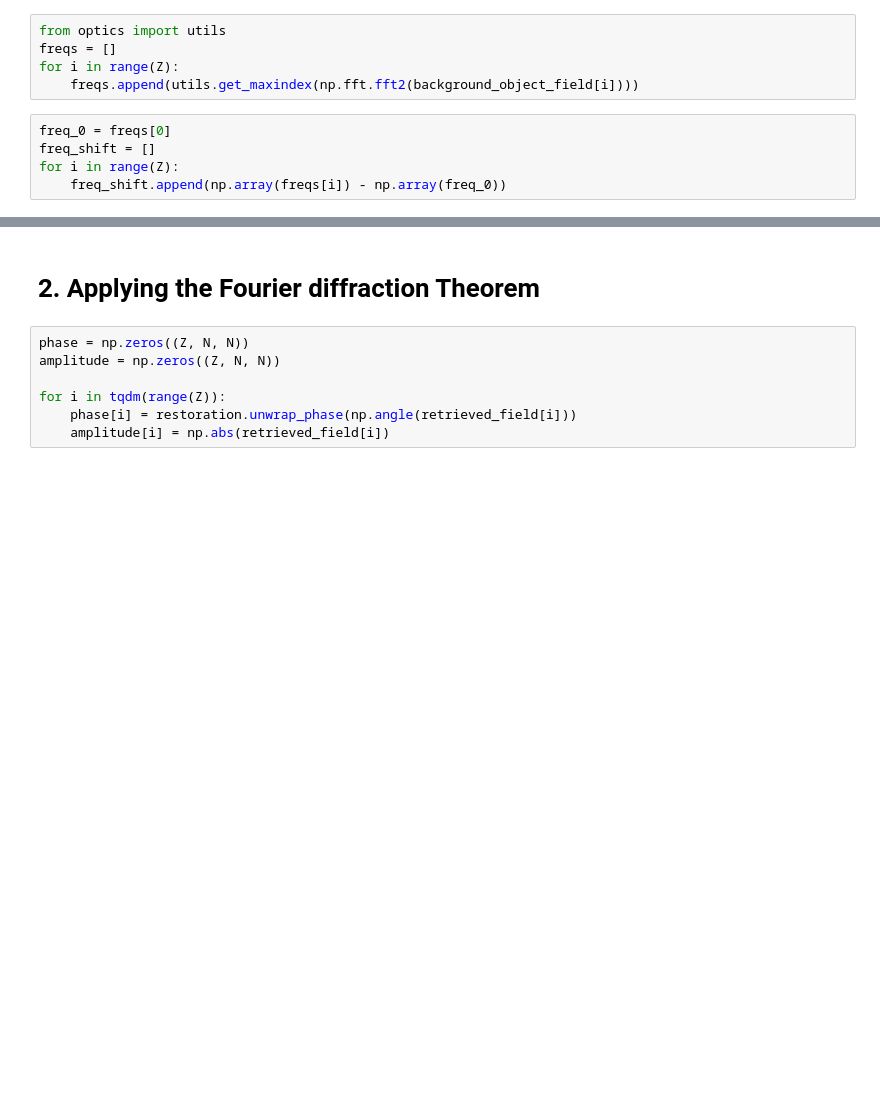
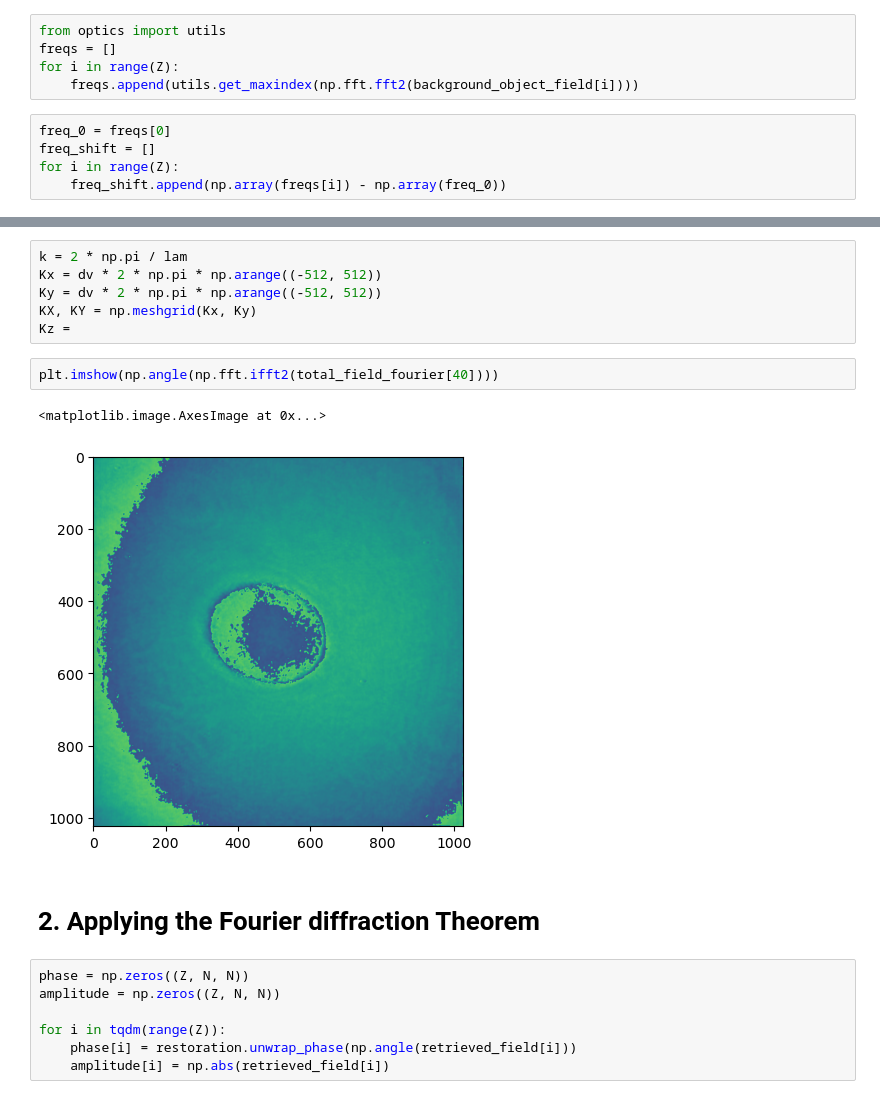
Before and after one commit to rkka02/inverse_solver_v0, a Jupyter notebook: ri_recon.ipynb, the cells around one changed output, grey strips where cells are left out. Cells and saved outputs as stored; diff of their text form; blank space fills up the shorter version.

```diff
--- a/ri_recon.ipynb
+++ b/ri_recon.ipynb
@@ -95,3 +100,14 @@ plot_fourier(total_field_fourier[10])
+# %%
+k = 2 * np.pi / lam
+Kx = dv * 2 * np.pi * np.arange((-512, 512))
+Ky = dv * 2 * np.pi * np.arange((-512, 512))
+KX, KY = np.meshgrid(Kx, Ky)
+Kz =
+# %%
+plt.imshow(np.angle(np.fft.ifft2(total_field_fourier[40])))
+# %% [output]
+<matplotlib.image.AxesImage at 0x...>
+[figure, added]
 # %% [markdown]
 <h1> 2. Applying the Fourier diffraction Theorem </h3>
 # %%
```
Also changed, not shown: parts of 3 cells of this notebook, 1 other file.
